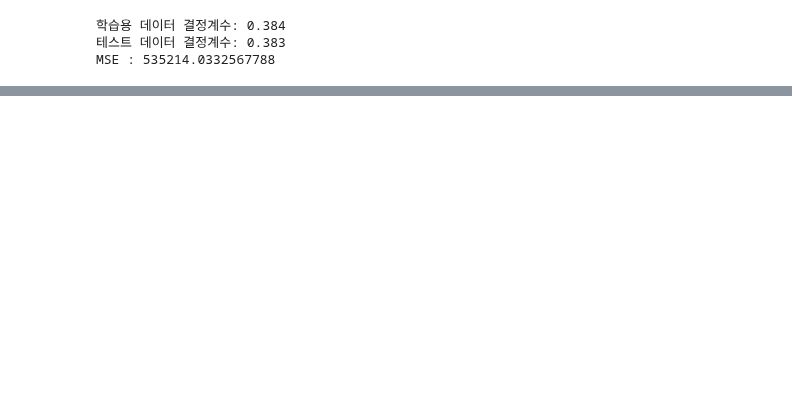
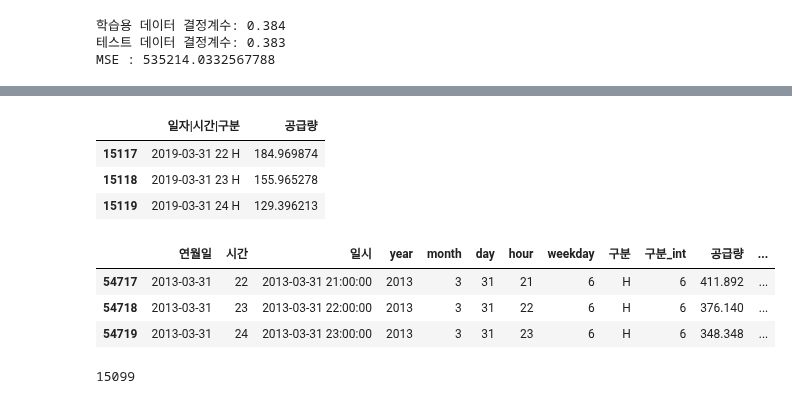
Before and after one commit to city1616/LikeLion_AI_SCHOOL_13th, a Jupyter notebook: 팀 프로젝트 - 멋쟁이 수정처럼/CODE/test.ipynb, the cells around one changed output, grey strips where cells are left out. Saved outputs shown, nothing was run; the diff lists cells and outputs as text; code cells hidden in the pictures; blank space fills up the shorter version.

```diff
--- a/팀 프로젝트 - 멋쟁이 수정처럼/CODE/test.ipynb
+++ b/팀 프로젝트 - 멋쟁이 수정처럼/CODE/test.ipynb
@@ -431,0 +423,18 @@ t
+# %%
+submission.tail(3)
+# %% [output]
+|  | 일자|시간|구분 | 공급량 |
+| 15117 | 2019-03-31 22 H | 184.969874 |
+| 15118 | 2019-03-31 23 H | 155.965278 |
+| 15119 | 2019-03-31 24 H | 129.396213 |
+# %%
+train_data.loc[54717:54719]
+# %% [output]
+|  | 연월일 | 시간 | 일시 | year | month | day | hour | weekday | 구분 | 구분_int | 공급량 | ... |
+| 54717 | 2013-03-31 | 22 | 2013-03-31 21:00:00 | 2013 | 3 | 31 | 21 | 6 | H | 6 | 411.892 | ... |
+| 54718 | 2013-03-31 | 23 | 2013-03-31 22:00:00 | 2013 | 3 | 31 | 22 | 6 | H | 6 | 376.140 | ... |
+| 54719 | 2013-03-31 | 24 | 2013-03-31 23:00:00 | 2013 | 3 | 31 | 23 | 6 | H | 6 | 348.348 | ... |
+# %%
+2157 * 7
+# %% [output]
+15099
```
Also changed, not shown: parts of 26 cells of this notebook.
